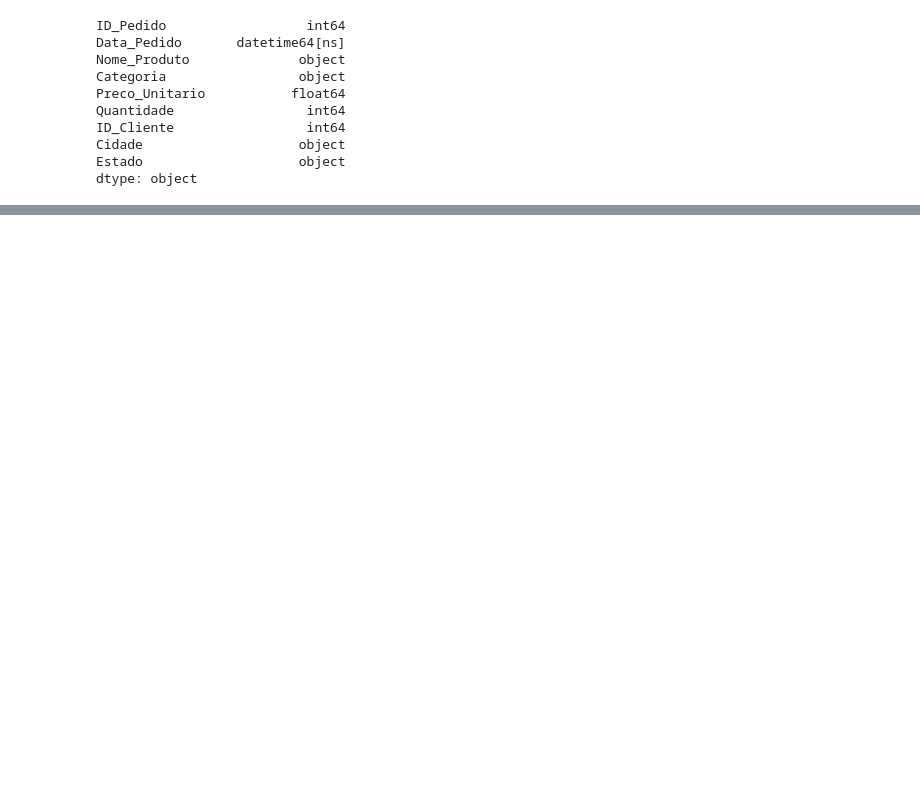
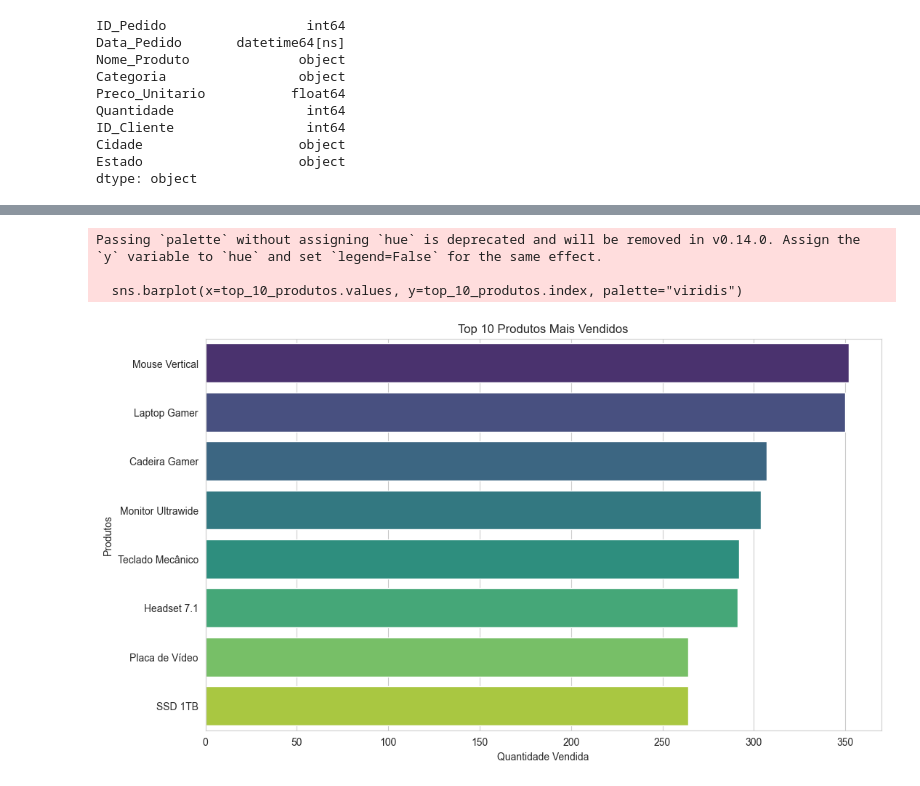
Before and after one commit to Afonso-eng/PORTIFOLIO, a Jupyter notebook: PROJETO E-COMERCE/PROJETO_ANALISE_VENDAS.ipynb, the cells around one changed output, grey strips where cells are left out. Drawn from its saved outputs; the diff is of its cells as text; code cells hidden in the pictures; blank space fills up the shorter version.

```diff
--- a/PROJETO E-COMERCE/PROJETO_ANALISE_VENDAS.ipynb
+++ b/PROJETO E-COMERCE/PROJETO_ANALISE_VENDAS.ipynb
@@ -246,0 +249,12 @@ dtype: object
+# %%
+# Se a coluna 'Data_Pedido' não estiver como tipo datetime, precisamos fazer a conversão explícita
+# A coluna pode ser usada para análise temporal
+df_vendas['Data_Pedido'] = pd.to_datetime(df_vendas['Data_Pedido'])
+# %%
+# Engenharia de atributos
+# Criando a coluna 'Faturamento' (preço x quantidade)
+df_vendas['Faturamento'] = df_vendas['Preco_Unitario'] * df_vendas['Quantidade']
+# %%
+# Engenharia de atributos
+# Usando uma função lambda para criar uma coluna de status de entrega
+df_vendas['Status_Entrega'] = df_vendas['Estado'].apply(lambda estado: 'Rápida' if estado in ['SP', 'RJ', 'MG'] else 'Normal')
@@ -246,0 +297,4 @@ dtype: object
+# %%
+# os 10 produtos mais vendidos
+top_10_produtos = df_vendas.groupby('Nome_Produto')['Quantidade'].sum().sort_values(ascending=False).head(10)
+top_10_produtos
@@ -246,0 +312,16 @@ dtype: object
+# %%
+# Definindo o estilo dos gráficos
+sns.set_style("whitegrid")
+# criando um gráfico de barras para os 10 produtos mais vendidos
+plt.figure(figsize=(12,7))
+# criando o gráfico de barras horizontal
+sns.barplot(x=top_10_produtos.values, y=top_10_produtos.index, palette="viridis")
+plt.xlabel("Quantidade Vendida")
+plt.ylabel("Produtos")
+plt.title("Top 10 Produtos Mais Vendidos")
+plt.show()
+# %% [output]
+Passing `palette` without assigning `hue` is deprecated and will be removed in v0.14.0. Assign the `y` variable to `hue` and set `legend=False` for the same effect.
+
+  sns.barplot(x=top_10_produtos.values, y=top_10_produtos.index, palette="viridis")
+[figure, added]
```
Also changed, not shown: parts of 9 cells of this notebook.
